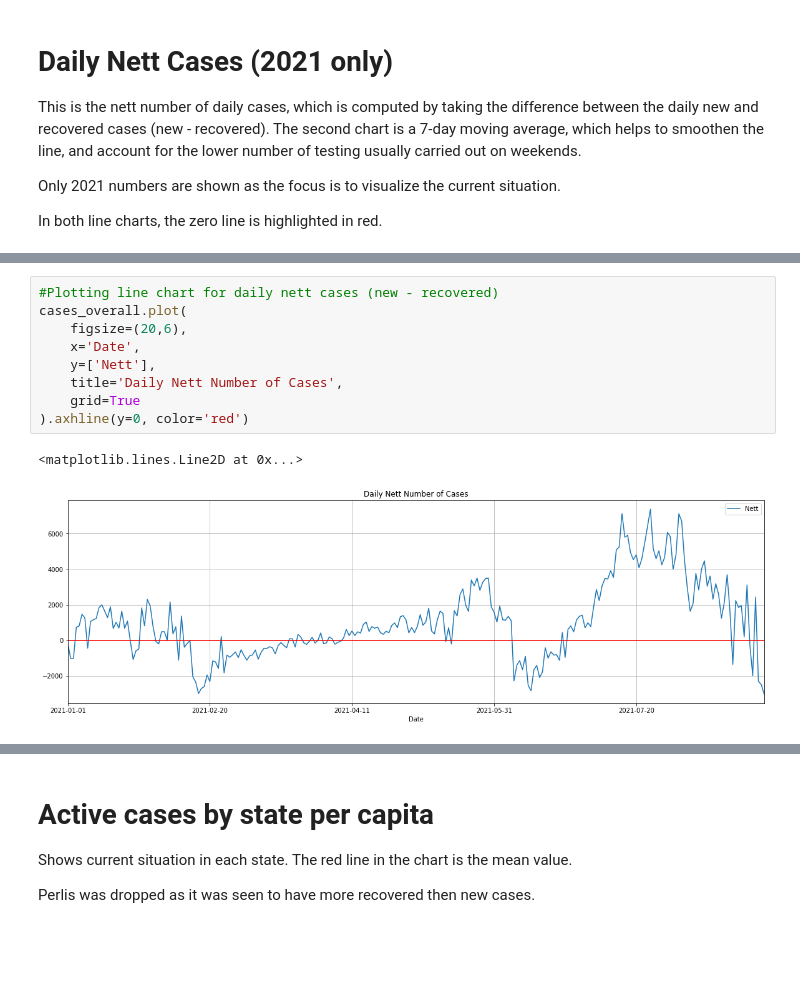
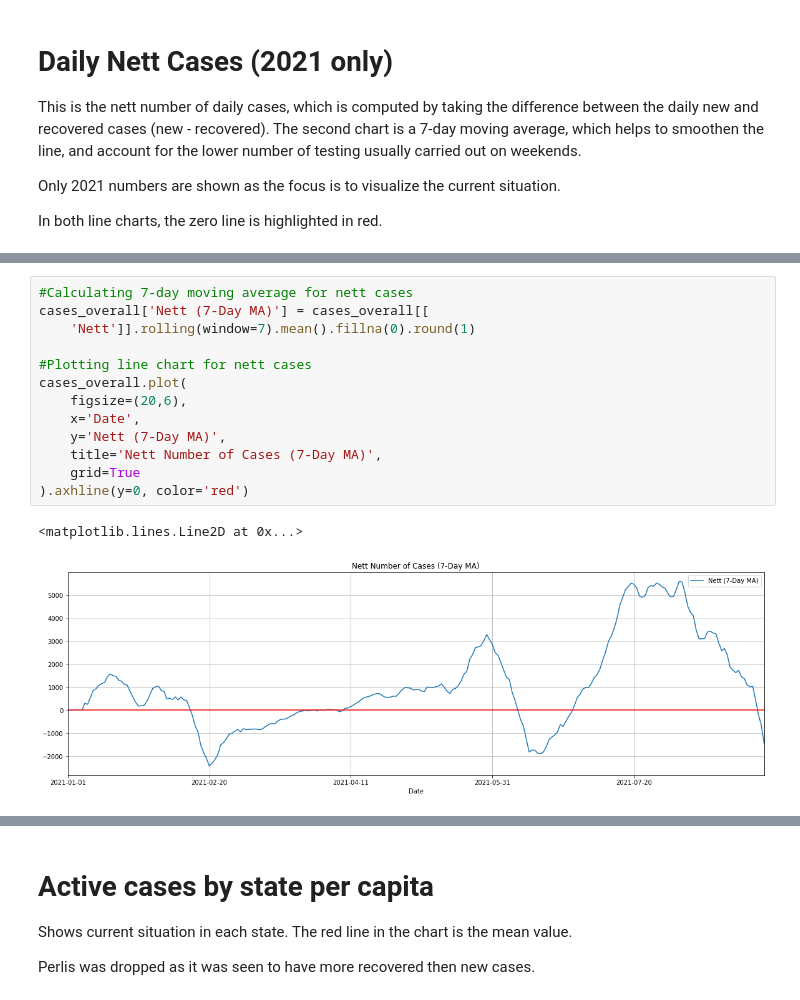
Before and after one commit to Thineswar/COVID-19_Analysis, a Jupyter notebook: Covid.ipynb, the cells around one changed output, grey strips where cells are left out. Saved outputs shown, nothing was run; the diff lists cells and outputs as text; blank space fills up the shorter version.

Commit message:
Added a new section, and removed 1 chart.
Added Deaths vs Vaccination, and removed the chart (Nett Number of Cases) which did not use the 7-day moving average values as it seemed redundant.

```diff
--- a/Covid.ipynb
+++ b/Covid.ipynb
@@ -43,12 +43,16 @@ cases_overall.tail()
 # %%
-#Plotting line chart for daily nett cases (new - recovered)
+#Calculating 7-day moving average for nett cases
+cases_overall['Nett (7-Day MA)'] = cases_overall[[
+    'Nett']].rolling(window=7).mean().fillna(0).round(1)
+
+#Plotting line chart for nett cases
 cases_overall.plot(
     figsize=(20,6),
     x='Date',
-    y=['Nett'],
-    title='Daily Nett Number of Cases',
+    y='Nett (7-Day MA)',
+    title='Nett Number of Cases (7-Day MA)',
     grid=True
 ).axhline(y=0, color='red')
 # %% [output]
 <matplotlib.lines.Line2D at 0x...>
-[figure, old version]
+[figure, new version]
```
Also changed, not shown: parts of 10 cells of this notebook.
